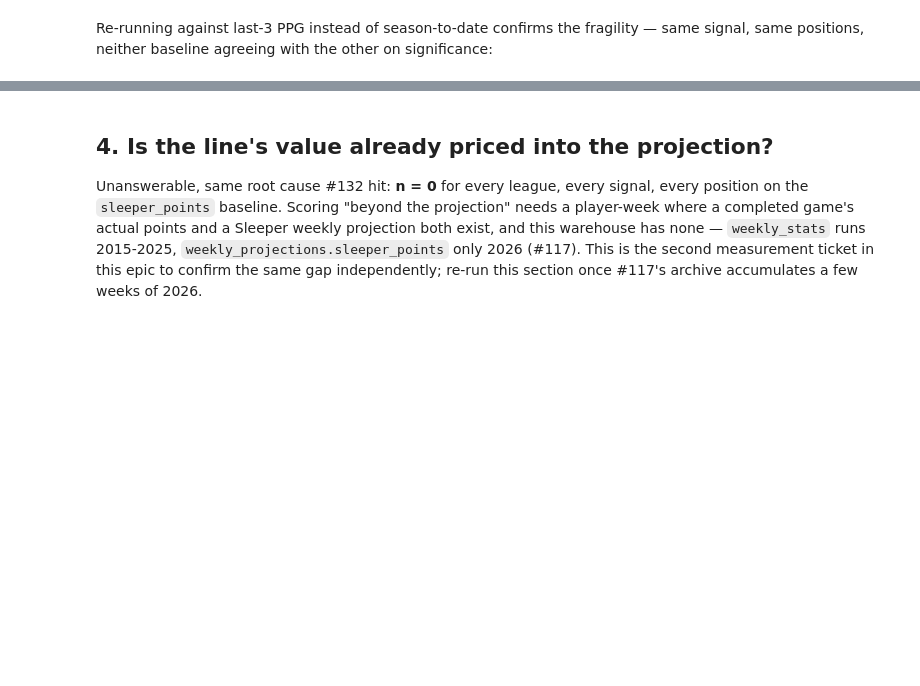
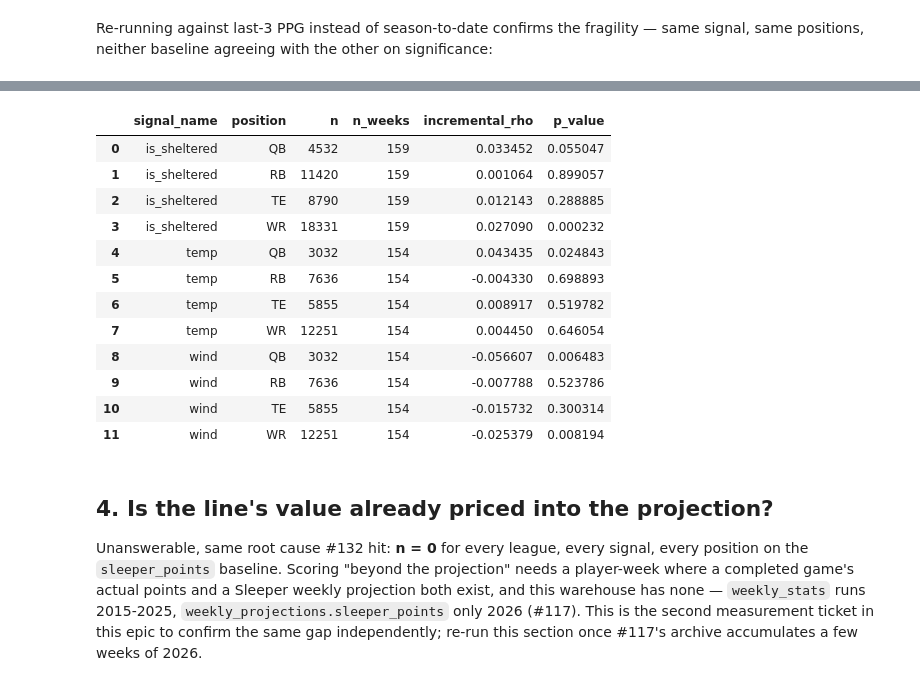
Before and after one commit to CommonFox/going-deep, a Jupyter notebook: notebooks/game_environment.ipynb, the cells around one changed output, grey strips where cells are left out. Saved outputs shown, nothing was run; the diff lists cells and outputs as text; code cells hidden in the pictures; blank space fills up the shorter version.

```diff
--- a/notebooks/game_environment.ipynb
+++ b/notebooks/game_environment.ipynb
@@ -242,3 +266,26 @@ q3.sort_values(["baseline", "position"]).reset_index(drop=True)
+# %%
+# Robustness: the same three condition signals against last-3 PPG instead of season-to-date.
+q3b = results[
+    (results["signal_name"].isin(["wind", "temp", "is_sheltered"]))
+    & (results["baseline"] == "last3_ppg")
+    & (results["league_key"] == "sleeper")
+    & (results["position"] != "ALL")
+][["signal_name", "position", "n", "n_weeks", "incremental_rho", "p_value"]]
+q3b.sort_values(["signal_name", "position"]).reset_index(drop=True)
+# %% [output]
+|  | signal_name | position | n | n_weeks | incremental_rho | p_value |
+| 0 | is_sheltered | QB | 4532 | 159 | 0.033452 | 0.055047 |
+| 1 | is_sheltered | RB | 11420 | 159 | 0.001064 | 0.899057 |
+| 2 | is_sheltered | TE | 8790 | 159 | 0.012143 | 0.288885 |
+| 3 | is_sheltered | WR | 18331 | 159 | 0.027090 | 0.000232 |
+| 4 | temp | QB | 3032 | 154 | 0.043435 | 0.024843 |
+| 5 | temp | RB | 7636 | 154 | -0.004330 | 0.698893 |
+| 6 | temp | TE | 5855 | 154 | 0.008917 | 0.519782 |
+| 7 | temp | WR | 12251 | 154 | 0.004450 | 0.646054 |
+| 8 | wind | QB | 3032 | 154 | -0.056607 | 0.006483 |
+| 9 | wind | RB | 7636 | 154 | -0.007788 | 0.523786 |
+| 10 | wind | TE | 5855 | 154 | -0.015732 | 0.300314 |
+| 11 | wind | WR | 12251 | 154 | -0.025379 | 0.008194 |
 # %% [markdown]
 <a id="q4"></a>
 ## 4. Is the line's value already priced into the projection?
```
Also changed, not shown: parts of 14 cells of this notebook, 2 other files.
